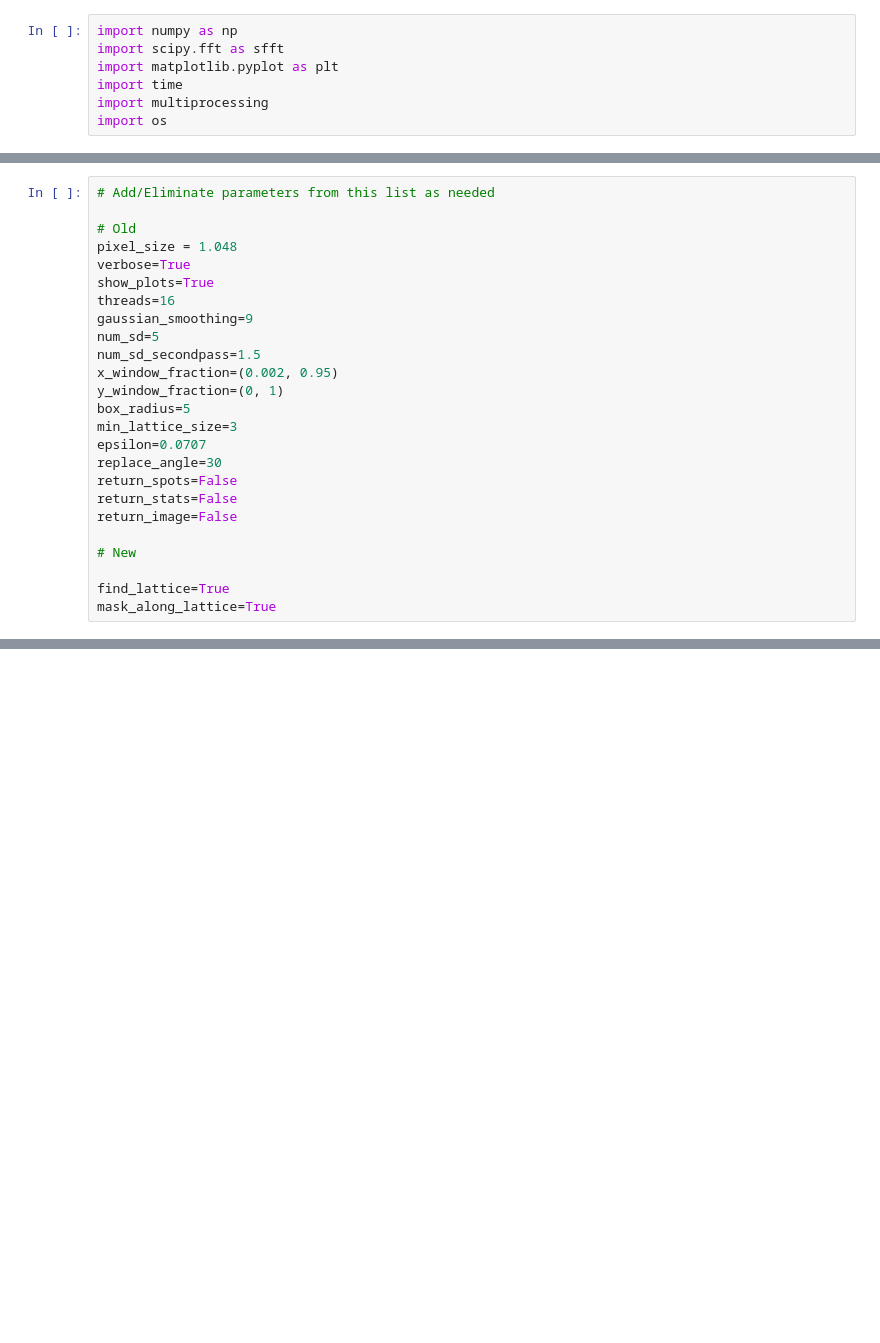
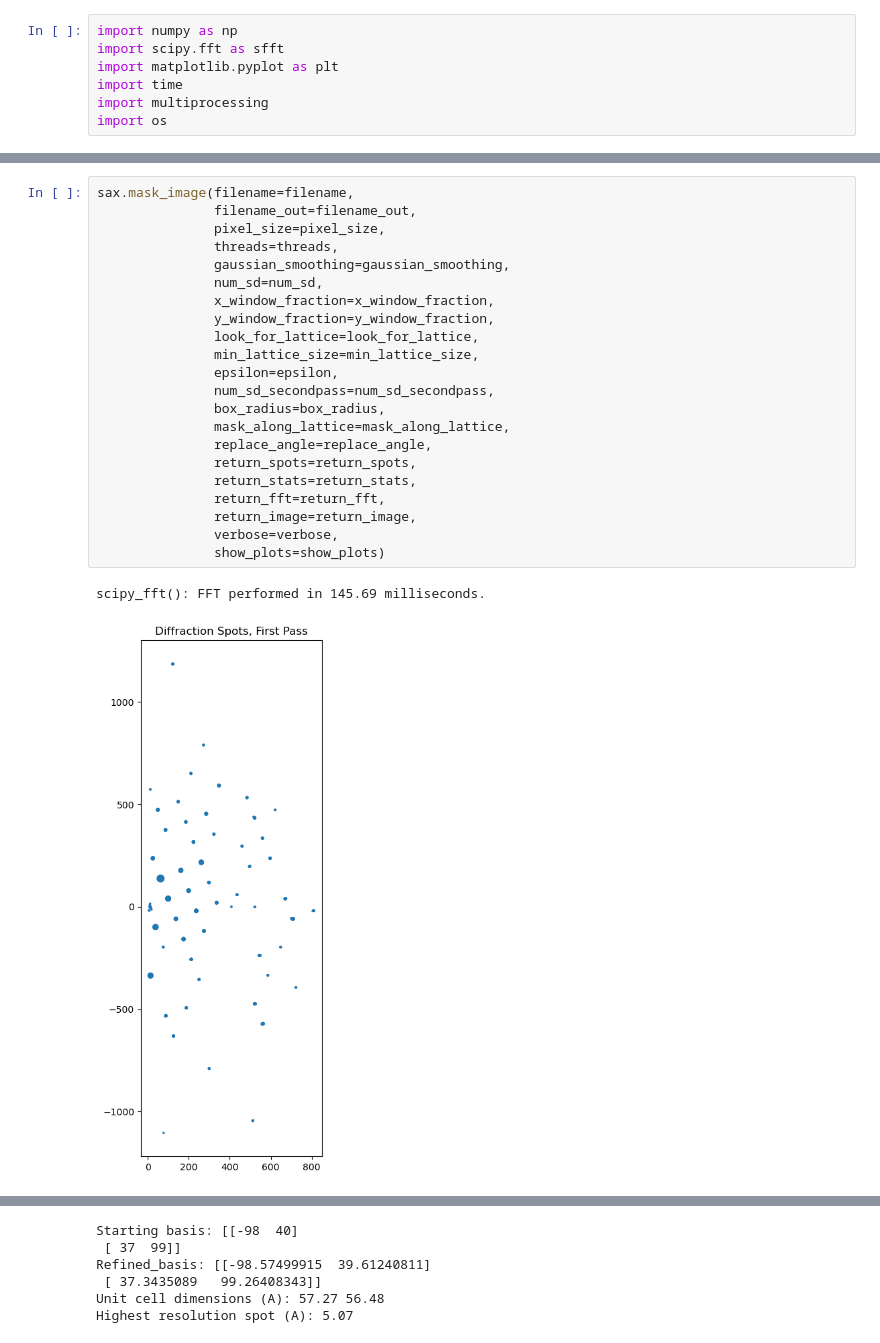
Before and after one commit to r-karimi/saxtal, a Jupyter notebook: modify_masking.ipynb, the cells around one changed output, grey strips where cells are left out. Saved outputs shown, nothing was run; the diff lists cells and outputs as text; blank space fills up the shorter version.

Commit message:
Finished rewrite of find_lattice and mask_image

```diff
--- a/modify_masking.ipynb
+++ b/modify_masking.ipynb
@@ -53,28 +54,28 @@ return_image=False
 
 filename = 'test_data/test_lattice.mrc'
 filename_out = 'test_data/test_lattice_masked.mrc'
-# %%
-# Add/Eliminate parameters from this list as needed
-
-# Old
-pixel_size = 1.048
-verbose=True
-show_plots=True
-threads=16
-gaussian_smoothing=9
-num_sd=5
-num_sd_secondpass=1.5
-x_window_fraction=(0.002, 0.95)
-y_window_fraction=(0, 1)
-box_radius=5
-min_lattice_size=3
-epsilon=0.0707
-replace_angle=30
-return_spots=False
-return_stats=False
-return_image=False
-
-# New
-
-find_lattice=True
-mask_along_lattice=True
+# %%
+sax.mask_image(filename=filename,
+               filename_out=filename_out,
+               pixel_size=pixel_size,
+               threads=threads,
+               gaussian_smoothing=gaussian_smoothing,
+               num_sd=num_sd,
+               x_window_fraction=x_window_fraction,
+               y_window_fraction=y_window_fraction,
+               look_for_lattice=look_for_lattice,
+               min_lattice_size=min_lattice_size,
+               epsilon=epsilon,
+               num_sd_secondpass=num_sd_secondpass,
+               box_radius=box_radius,
+               mask_along_lattice=mask_along_lattice,
+               replace_angle=replace_angle,
+               return_spots=return_spots,
+               return_stats=return_stats,
+               return_fft=return_fft,
+               return_image=return_image,
+               verbose=verbose,
+               show_plots=show_plots)
+# %% [output]
+scipy_fft(): FFT performed in 145.69 milliseconds.
+[figure, added]
@@ -80,0 +102,6 @@ mask_along_lattice=True
+Starting basis: [[-98  40]
+ [ 37  99]]
+Refined_basis: [[-98.57499915  39.61240811]
+ [ 37.3435089   99.26408343]]
+Unit cell dimensions (A): 57.27 56.48
+Highest resolution spot (A): 5.07
```
Also changed, not shown: parts of 19 cells of this notebook, 1 other file.
